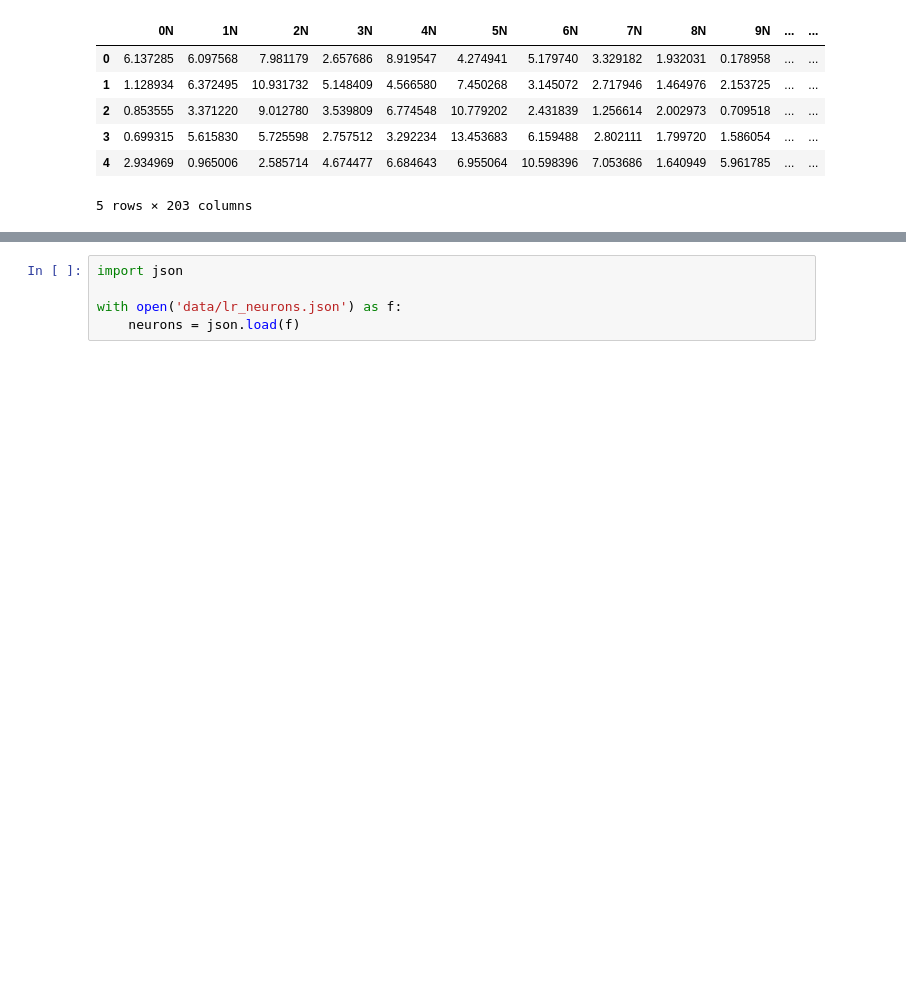
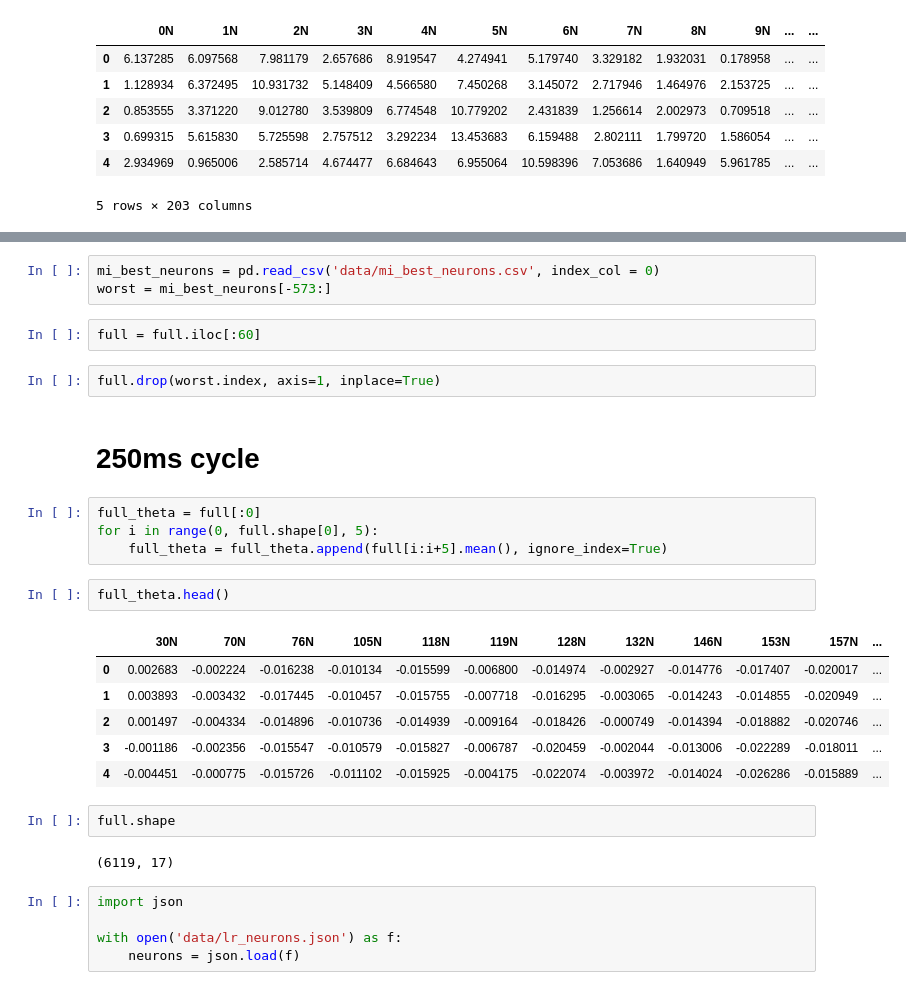
Before and after one commit to thxi/PlaceCells, a Jupyter notebook: notebooks/Persistent Homology.ipynb, the cells around one changed output, grey strips where cells are left out. Drawn from its saved outputs; the diff is of its cells as text; blank space fills up the shorter version.

```diff
--- a/notebooks/Persistent Homology.ipynb
+++ b/notebooks/Persistent Homology.ipynb
@@ -33,3 +33,29 @@ full = full.drop(['x','y', 'ang'], axis=1)
+# %%
+mi_best_neurons = pd.read_csv('data/mi_best_neurons.csv', index_col = 0)
+worst = mi_best_neurons[-573:]
+# %%
+full = full.iloc[:60]
+# %%
+full.drop(worst.index, axis=1, inplace=True)
+# %% [markdown]
+# 250ms cycle
+# %%
+full_theta = full[:0]
+for i in range(0, full.shape[0], 5):
+    full_theta = full_theta.append(full[i:i+5].mean(), ignore_index=True)
+# %%
+full_theta.head()
+# %% [output]
+|  | 30N | 70N | 76N | 105N | 118N | 119N | 128N | 132N | 146N | 153N | 157N | ... |
+| 0 | 0.002683 | -0.002224 | -0.016238 | -0.010134 | -0.015599 | -0.006800 | -0.014974 | -0.002927 | -0.014776 | -0.017407 | -0.020017 | ... |
+| 1 | 0.003893 | -0.003432 | -0.017445 | -0.010457 | -0.015755 | -0.007718 | -0.016295 | -0.003065 | -0.014243 | -0.014855 | -0.020949 | ... |
+| 2 | 0.001497 | -0.004334 | -0.014896 | -0.010736 | -0.014939 | -0.009164 | -0.018426 | -0.000749 | -0.014394 | -0.018882 | -0.020746 | ... |
+| 3 | -0.001186 | -0.002356 | -0.015547 | -0.010579 | -0.015827 | -0.006787 | -0.020459 | -0.002044 | -0.013006 | -0.022289 | -0.018011 | ... |
+| 4 | -0.004451 | -0.000775 | -0.015726 | -0.011102 | -0.015925 | -0.004175 | -0.022074 | -0.003972 | -0.014024 | -0.026286 | -0.015889 | ... |
+# %%
+full.shape
+# %% [output]
+(6119, 17)
 # %%
 import json
 
```
Also changed, not shown: parts of 12 cells of this notebook, 7 other files.
